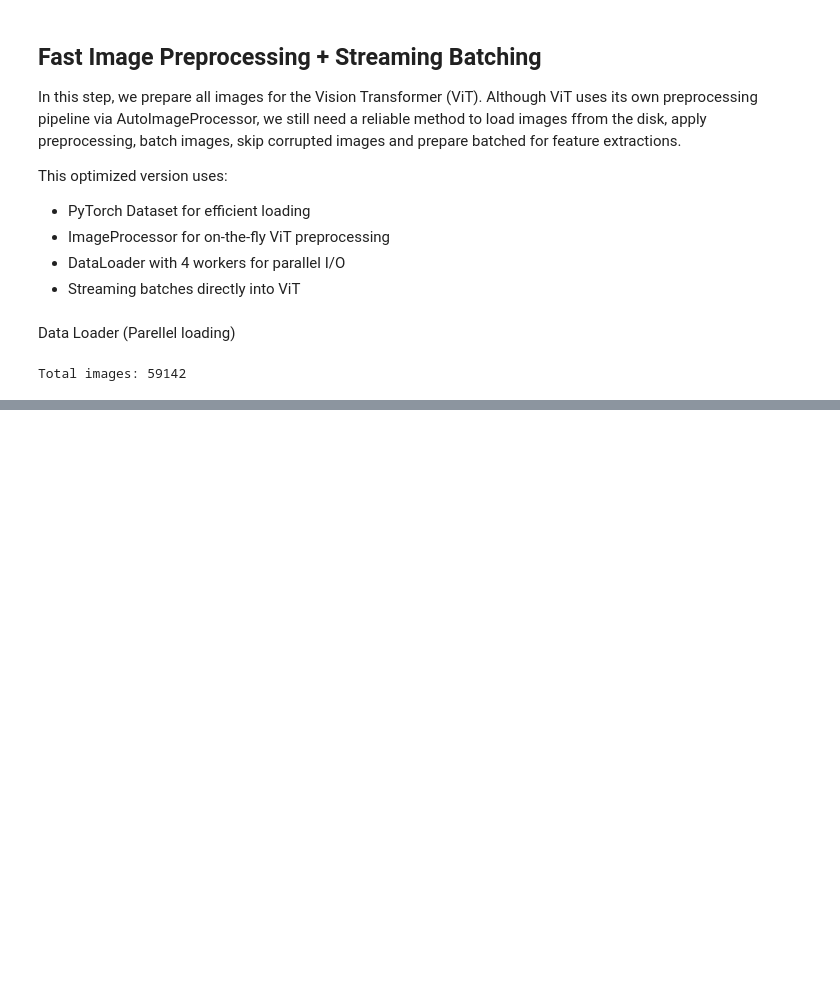
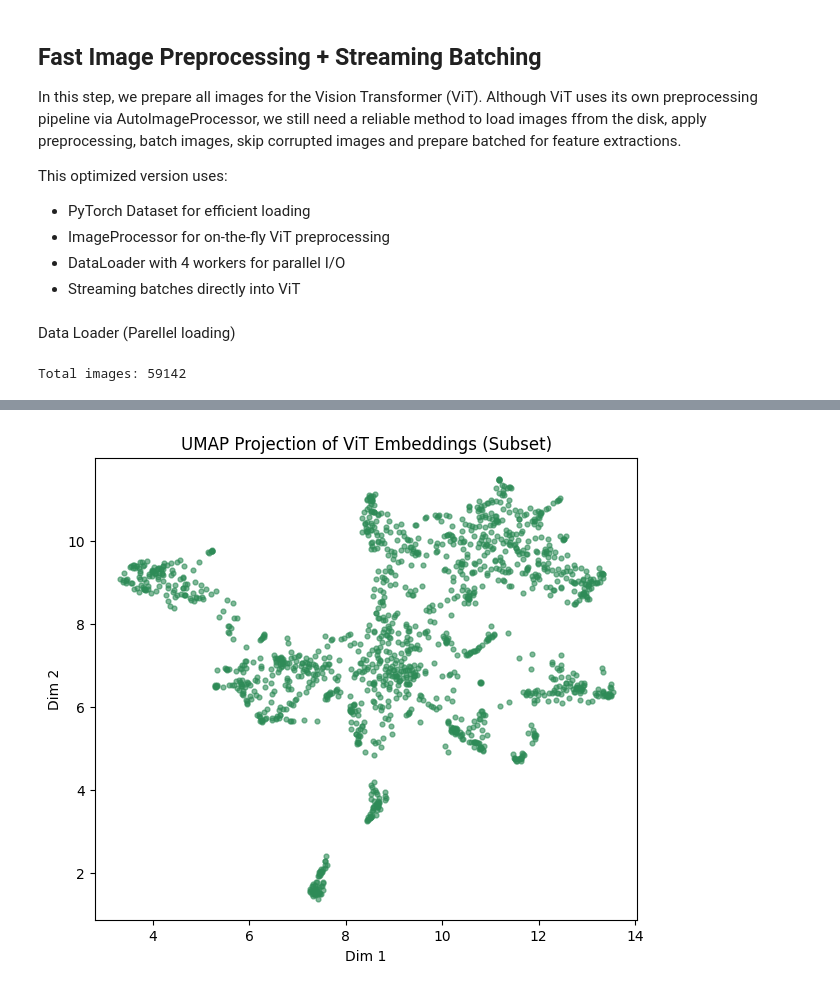
Before and after one commit to sheebaboy33/ColdFusionX, a Jupyter notebook: notebooks/04_image_encoder.ipynb, the cells around one changed output, grey strips where cells are left out. Saved outputs shown, nothing was run; the diff lists cells and outputs as text; code cells hidden in the pictures; blank space fills up the shorter version.

```diff
--- a/notebooks/04_image_encoder.ipynb
+++ b/notebooks/04_image_encoder.ipynb
@@ -208,0 +351,13 @@ all_embeddings = torch.cat(all_embeddings, dim=0)
+# %%
+reducer = umap.UMAP(n_neighbors=15, min_dist=0.1, metric='euclidean')
+
+umap_result = reducer.fit_transform(subset_emb)
+
+plt.figure(figsize=(7,6))
+plt.scatter(umap_result[:,0], umap_result[:,1], s=12, alpha=0.6, c='seagreen')
+plt.title("UMAP Projection of ViT Embeddings (Subset)")
+plt.xlabel("Dim 1")
+plt.ylabel("Dim 2")
+plt.show()
+# %% [output]
+[figure, added]
```
Also changed, not shown: parts of 20 cells of this notebook.
